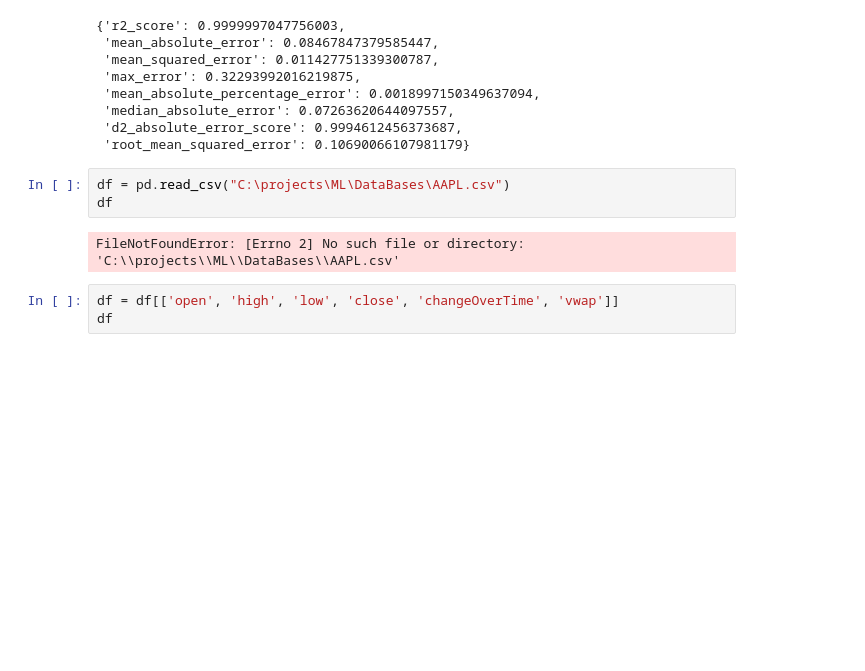
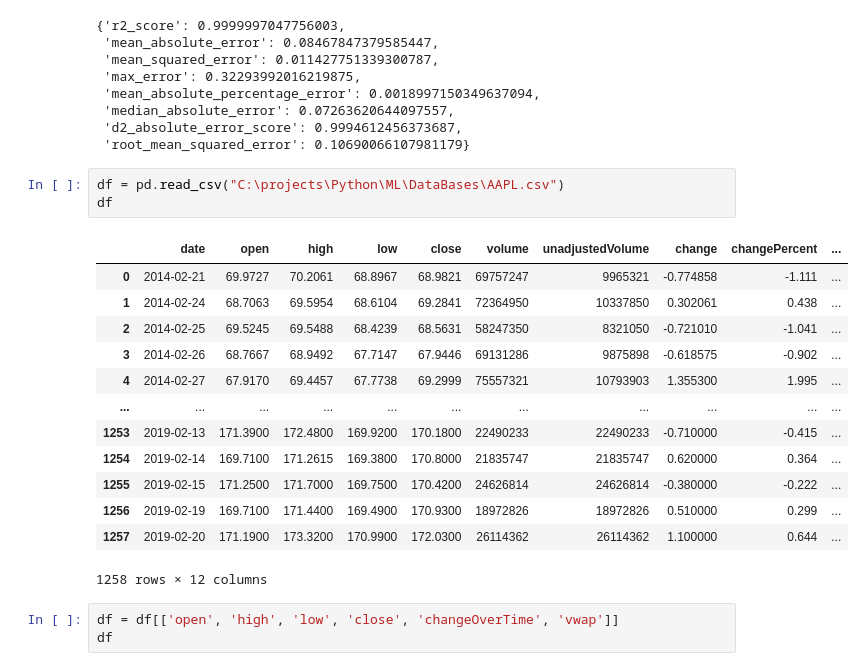
Before and after one commit to egrsid/ml_experiments, a Jupyter notebook: DAILY_WORK/homework_ml.ipynb, the cells around one changed output. Saved outputs shown, nothing was run; the diff lists cells and outputs as text; blank space fills up the shorter version.

```diff
--- a/DAILY_WORK/homework_ml.ipynb
+++ b/DAILY_WORK/homework_ml.ipynb
@@ -1615,10 +1619,22 @@ Error calculating root_mean_squared_log_error: Mean Squared Logarithmic Error ca
  'd2_absolute_error_score': 0.9994612456373687,
  'root_mean_squared_error': 0.10690066107981179}
 # %%
-df = pd.read_csv("C:\projects\ML\DataBases\AAPL.csv")
+df = pd.read_csv("C:\projects\Python\ML\DataBases\AAPL.csv")
 df
 # %% [output]
+|  | date | open | high | low | close | volume | unadjustedVolume | change | changePercent | ... |
+| 0 | 2014-02-21 | 69.9727 | 70.2061 | 68.8967 | 68.9821 | 69757247 | 9965321 | -0.774858 | -1.111 | ... |
+| 1 | 2014-02-24 | 68.7063 | 69.5954 | 68.6104 | 69.2841 | 72364950 | 10337850 | 0.302061 | 0.438 | ... |
+| 2 | 2014-02-25 | 69.5245 | 69.5488 | 68.4239 | 68.5631 | 58247350 | 8321050 | -0.721010 | -1.041 | ... |
+| 3 | 2014-02-26 | 68.7667 | 68.9492 | 67.7147 | 67.9446 | 69131286 | 9875898 | -0.618575 | -0.902 | ... |
+| 4 | 2014-02-27 | 67.9170 | 69.4457 | 67.7738 | 69.2999 | 75557321 | 10793903 | 1.355300 | 1.995 | ... |
+| ... | ... | ... | ... | ... | ... | ... | ... | ... | ... | ... |
+| 1253 | 2019-02-13 | 171.3900 | 172.4800 | 169.9200 | 170.1800 | 22490233 | 22490233 | -0.710000 | -0.415 | ... |
+| 1254 | 2019-02-14 | 169.7100 | 171.2615 | 169.3800 | 170.8000 | 21835747 | 21835747 | 0.620000 | 0.364 | ... |
+| 1255 | 2019-02-15 | 171.2500 | 171.7000 | 169.7500 | 170.4200 | 24626814 | 24626814 | -0.380000 | -0.222 | ... |
+| 1256 | 2019-02-19 | 169.7100 | 171.4400 | 169.4900 | 170.9300 | 18972826 | 18972826 | 0.510000 | 0.299 | ... |
+| 1257 | 2019-02-20 | 171.1900 | 173.3200 | 170.9900 | 172.0300 | 26114362 | 26114362 | 1.100000 | 0.644 | ... |
-FileNotFoundError: [Errno 2] No such file or directory: 'C:\\projects\\ML\\DataBases\\AAPL.csv'
+1258 rows × 12 columns
 # %%
 df = df[['open', 'high', 'low', 'close', 'changeOverTime', 'vwap']]
 df
```
Also changed, not shown: parts of 19 cells of this notebook, 2 other files.
